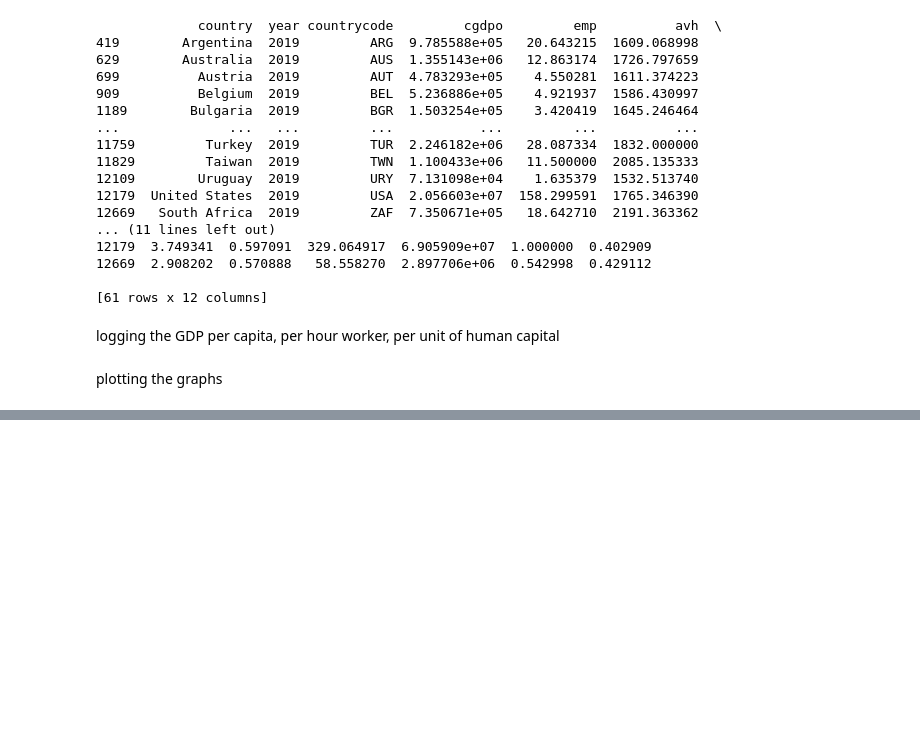
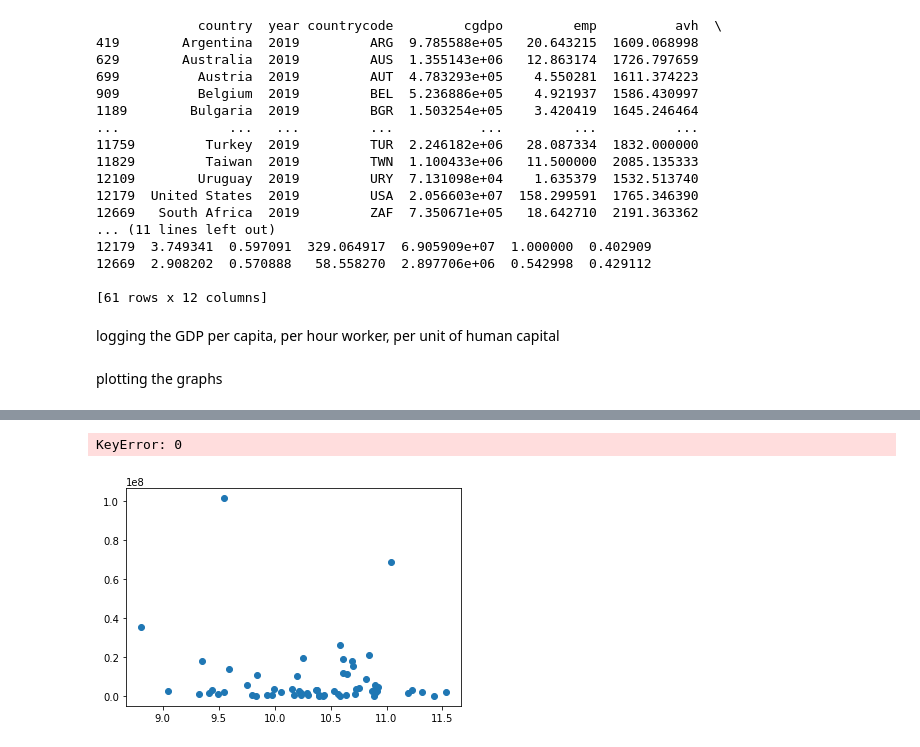
Before and after one commit to Agnesadness/Econ3030-group, a Jupyter notebook: cleaning_data.ipynb, the cells around one changed output, grey strips where cells are left out. Saved outputs shown, nothing was run; the diff lists cells and outputs as text; code cells hidden in the pictures; blank space fills up the shorter version.

```diff
--- a/cleaning_data.ipynb
+++ b/cleaning_data.ipynb
@@ -268,0 +253,12 @@ df_success.plot.scatter(x= 'log_of_GDP_per_unit_of_Hcap', y = 'ctfp', title = 'l
+# %%
+
+x = df_success['log_of_GDP_per_capita']
+y = df_success['cn']
+n = df_success['countrycode']
+plt.scatter(x, y,)
+for i, txt in enumerate(n):
+    plt.text(x[i], y[i], txt)
+plt.show()
+# %% [output]
+KeyError: 0
+[figure, added]
```
Also changed, not shown: parts of 2 cells of this notebook.
